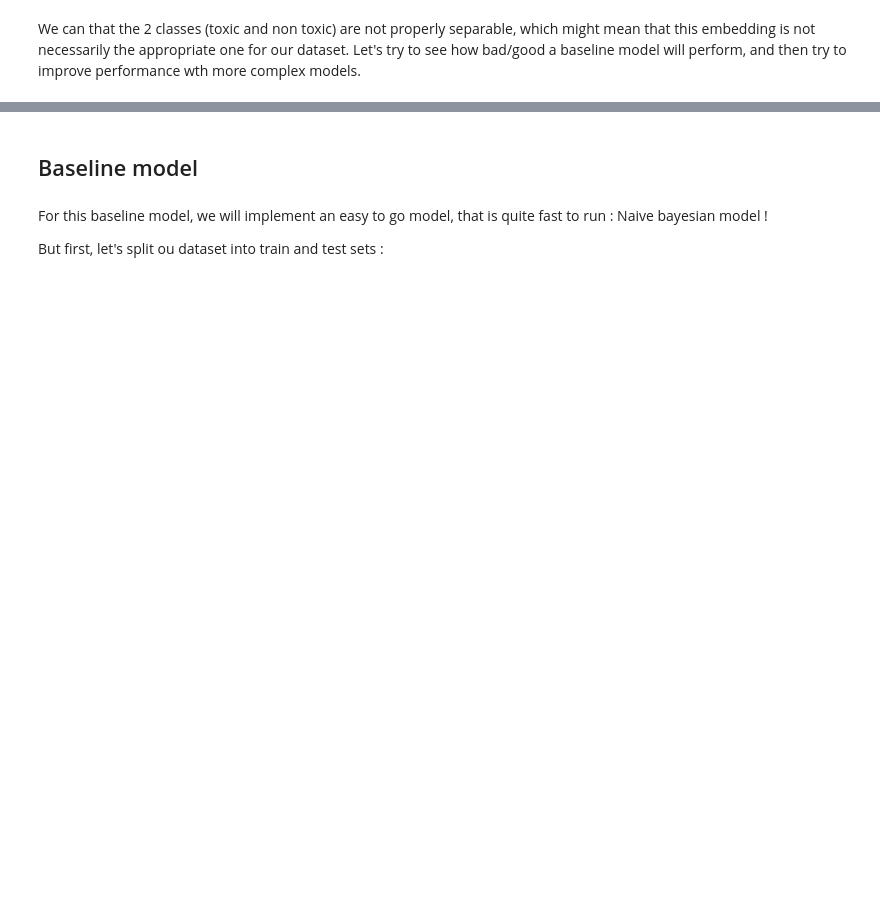
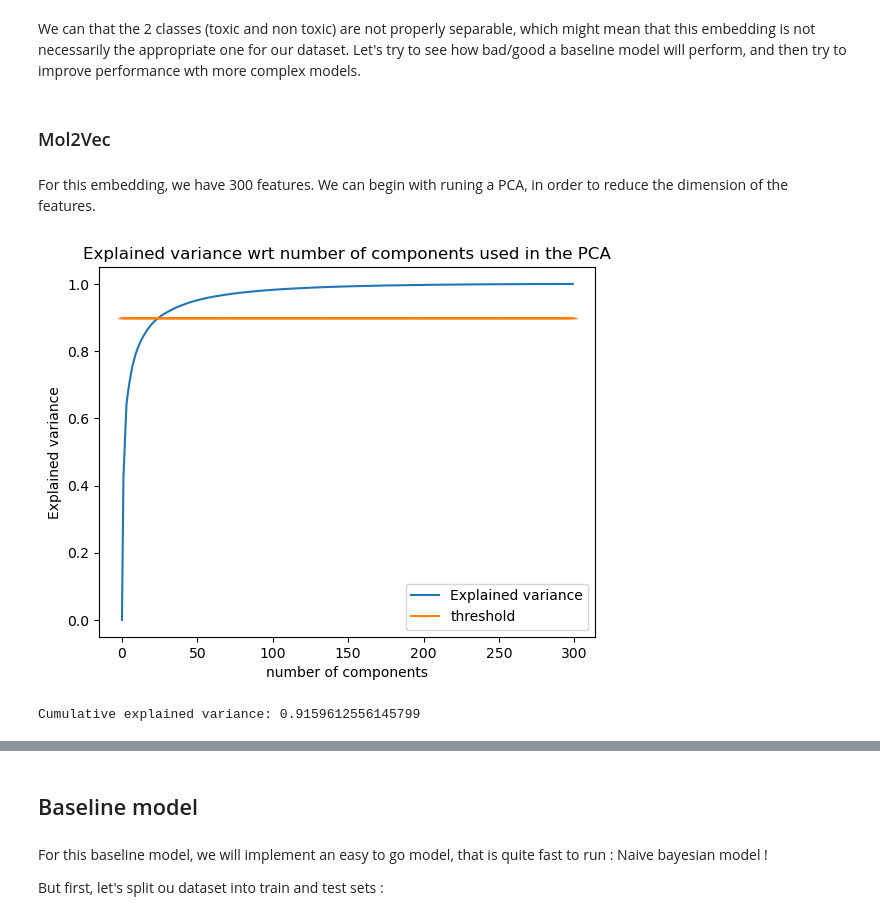
Before and after one commit to Anouar7768/MLNS_molecule_toxicity_detection, a Jupyter notebook: notebooks/Model.ipynb, the cells around one changed output, grey strips where cells are left out. Cells and saved outputs as stored; diff of their text form; code cells hidden in the pictures; blank space fills up the shorter version.

```diff
--- a/notebooks/Model.ipynb
+++ b/notebooks/Model.ipynb
@@ -32,3 +33,8 @@ df.head()
 | 3 | 0.000640 | 0.025693 | -0.087457 | 0.070357 | -0.079205 | 0.012125 | -0.056893 | 0.023188 | -0.040660 | 0.001516 | ... | ... |
 | 4 | 0.002721 | 0.015900 | -0.066838 | 0.053309 | -0.049581 | 0.007857 | -0.038212 | 0.015624 | -0.018888 | -0.004454 | ... | ... |
 5 rows × 129 columns
+# %%
+# Mol 2 Vec
+df_mol = pd.read_csv("../data/mol2vec_features.csv", index_col="Unnamed: 0")
+#df_mol["target"] = df.target
+df_mol.head()
@@ -56,2 +113,10 @@ plt.show()
 # %% [markdown]
 We can that the 2 classes (toxic and non toxic) are not properly separable, which might mean that this embedding is not necessarily the appropriate one for our dataset. Let's try to see how bad/good a baseline model will perform, and then try to improve performance wth more complex models.
+# %% [markdown]
+### Mol2Vec
+# %% [markdown]
+For this embedding, we have 300 features. We can begin with runing a PCA, in order to reduce the dimension of the features.
+# %%
+Explained_variances_mol = plot_variance_explained_curve_PCA(df_mol, 300, 0.9, False)
+# %% [output]
+[figure, added]
@@ -57,0 +144,8 @@ We can that the 2 classes (toxic and non toxic) are not properly separable, whic
+# %%
+# Get the explained variance ratio for each principal component
+explained_variances = pca.explained_variance_ratio_
+
+# Print the cumulative explained variance
+print(f'Cumulative explained variance: {sum(explained_variances)}')
+# %% [output]
+Cumulative explained variance: 0.9159612556145799
```
Also changed, not shown: parts of 30 cells of this notebook.
